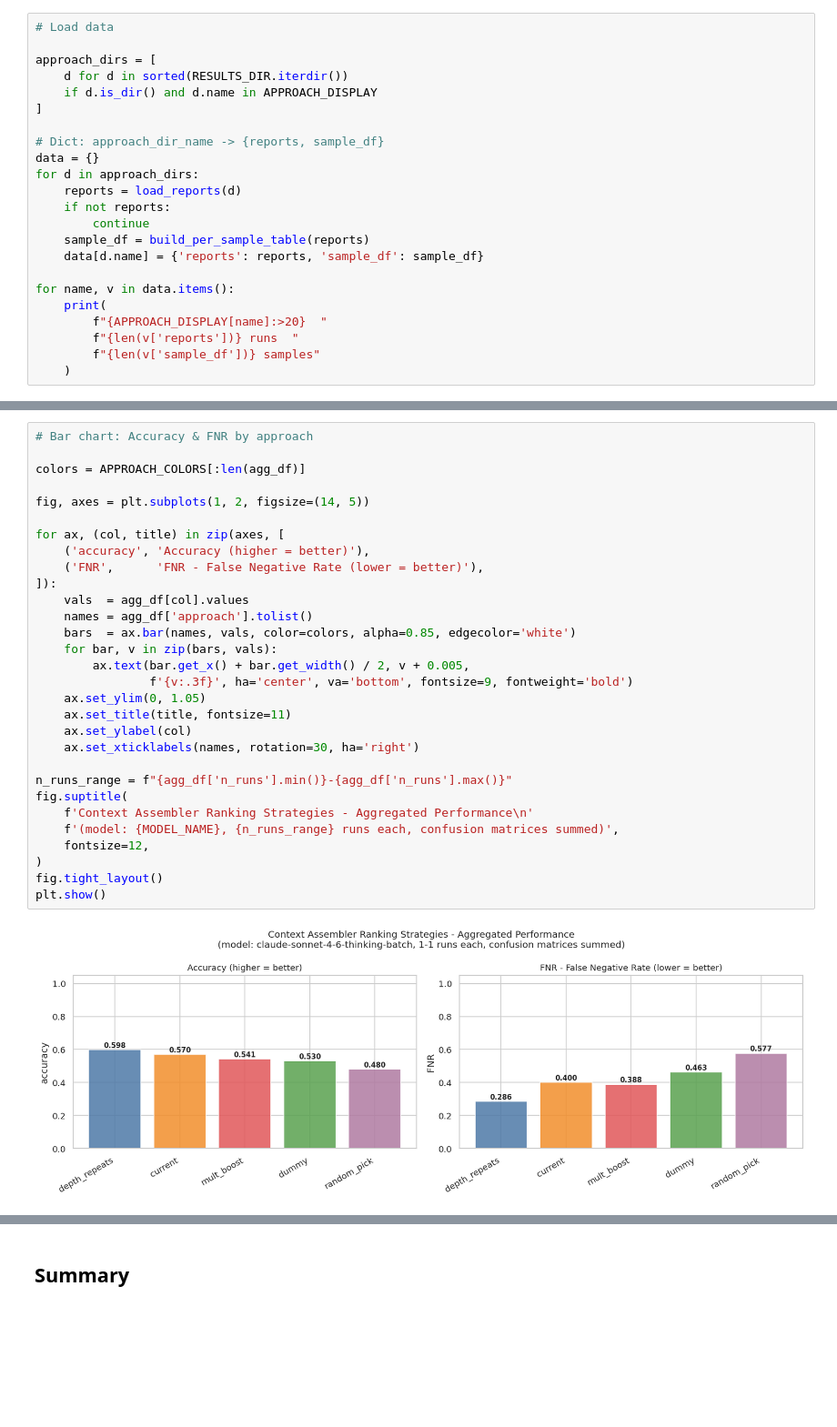
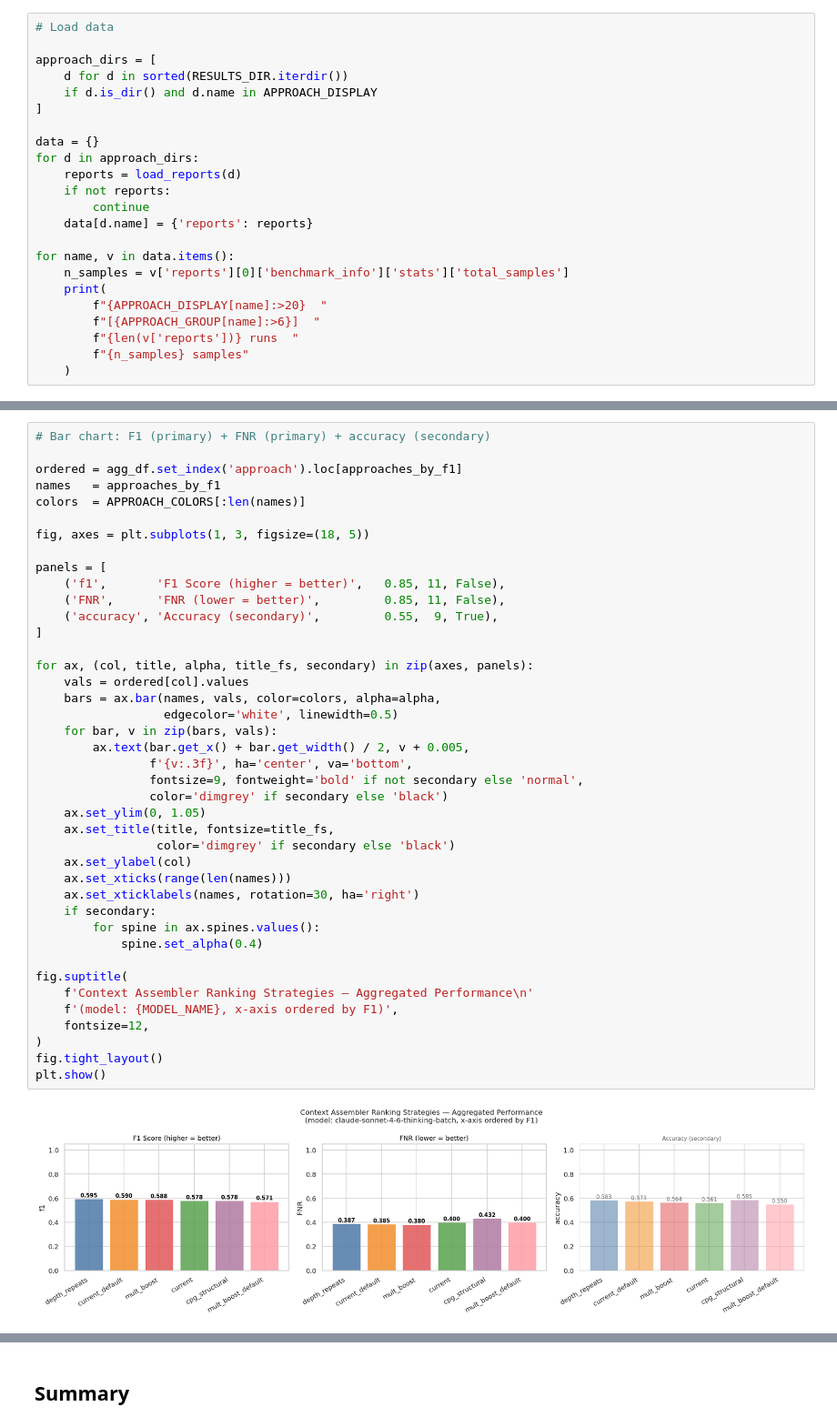
Before and after one commit to vodkar/llm4codesec-framework, a Jupyter notebook: benchmarks/compare_rankings_analysis_online.ipynb, the cells around one changed output, grey strips where cells are left out. Shown at 91% size. Cells and saved outputs as stored; diff of their text form; blank space fills up the shorter version.

Commit message:
Added context size comparison

```diff
--- a/benchmarks/compare_rankings_analysis_online.ipynb
+++ b/benchmarks/compare_rankings_analysis_online.ipynb
@@ -170,19 +146,19 @@ approach_dirs = [
     if d.is_dir() and d.name in APPROACH_DISPLAY
 ]
 
-# Dict: approach_dir_name -> {reports, sample_df}
 data = {}
 for d in approach_dirs:
     reports = load_reports(d)
     if not reports:
         continue
-    sample_df = build_per_sample_table(reports)
-    data[d.name] = {'reports': reports, 'sample_df': sample_df}
+    data[d.name] = {'reports': reports}
 
 for name, v in data.items():
+    n_samples = v['reports'][0]['benchmark_info']['stats']['total_samples']
     print(
         f"{APPROACH_DISPLAY[name]:>20}  "
+        f"[{APPROACH_GROUP[name]:>6}]  "
         f"{len(v['reports'])} runs  "
-        f"{len(v['sample_df'])} samples"
+        f"{n_samples} samples"
     )
 # %% [output]
@@ -236,32 +219,43 @@ Aggregated metrics (all runs summed, no confidence filter):
 # %%
-# Bar chart: Accuracy & FNR by approach
+# Bar chart: F1 (primary) + FNR (primary) + accuracy (secondary)
 
-colors = APPROACH_COLORS[:len(agg_df)]
+ordered = agg_df.set_index('approach').loc[approaches_by_f1]
+names   = approaches_by_f1
+colors  = APPROACH_COLORS[:len(names)]
 
-fig, axes = plt.subplots(1, 2, figsize=(14, 5))
+fig, axes = plt.subplots(1, 3, figsize=(18, 5))
 
-for ax, (col, title) in zip(axes, [
-    ('accuracy', 'Accuracy (higher = better)'),
-    ('FNR',      'FNR - False Negative Rate (lower = better)'),
-]):
-    vals  = agg_df[col].values
-    names = agg_df['approach'].tolist()
-    bars  = ax.bar(names, vals, color=colors, alpha=0.85, edgecolor='white')
+panels = [
+    ('f1',       'F1 Score (higher = better)',   0.85, 11, False),
+    ('FNR',      'FNR (lower = better)',         0.85, 11, False),
+    ('accuracy', 'Accuracy (secondary)',         0.55,  9, True),
+]
+
+for ax, (col, title, alpha, title_fs, secondary) in zip(axes, panels):
+    vals = ordered[col].values
+    bars = ax.bar(names, vals, color=colors, alpha=alpha,
+                  edgecolor='white', linewidth=0.5)
     for bar, v in zip(bars, vals):
         ax.text(bar.get_x() + bar.get_width() / 2, v + 0.005,
-                f'{v:.3f}', ha='center', va='bottom', fontsize=9, fontweight='bold')
+                f'{v:.3f}', ha='center', va='bottom',
+                fontsize=9, fontweight='bold' if not secondary else 'normal',
+                color='dimgrey' if secondary else 'black')
     ax.set_ylim(0, 1.05)
-    ax.set_title(title, fontsize=11)
+    ax.set_title(title, fontsize=title_fs,
+                 color='dimgrey' if secondary else 'black')
     ax.set_ylabel(col)
+    ax.set_xticks(range(len(names)))
     ax.set_xticklabels(names, rotation=30, ha='right')
+    if secondary:
+        for spine in ax.spines.values():
+            spine.set_alpha(0.4)
 
-n_runs_range = f"{agg_df['n_runs'].min()}-{agg_df['n_runs'].max()}"
 fig.suptitle(
-    f'Context Assembler Ranking Strategies - Aggregated Performance\n'
-    f'(model: {MODEL_NAME}, {n_runs_range} runs each, confusion matrices summed)',
+    f'Context Assembler Ranking Strategies — Aggregated Performance\n'
+    f'(model: {MODEL_NAME}, x-axis ordered by F1)',
     fontsize=12,
 )
 fig.tight_layout()
 plt.show()
 # %% [output]
-[figure, old version]
+[figure, new version]
```
Also changed, not shown: parts of 29 cells of this notebook, 42 other files.
